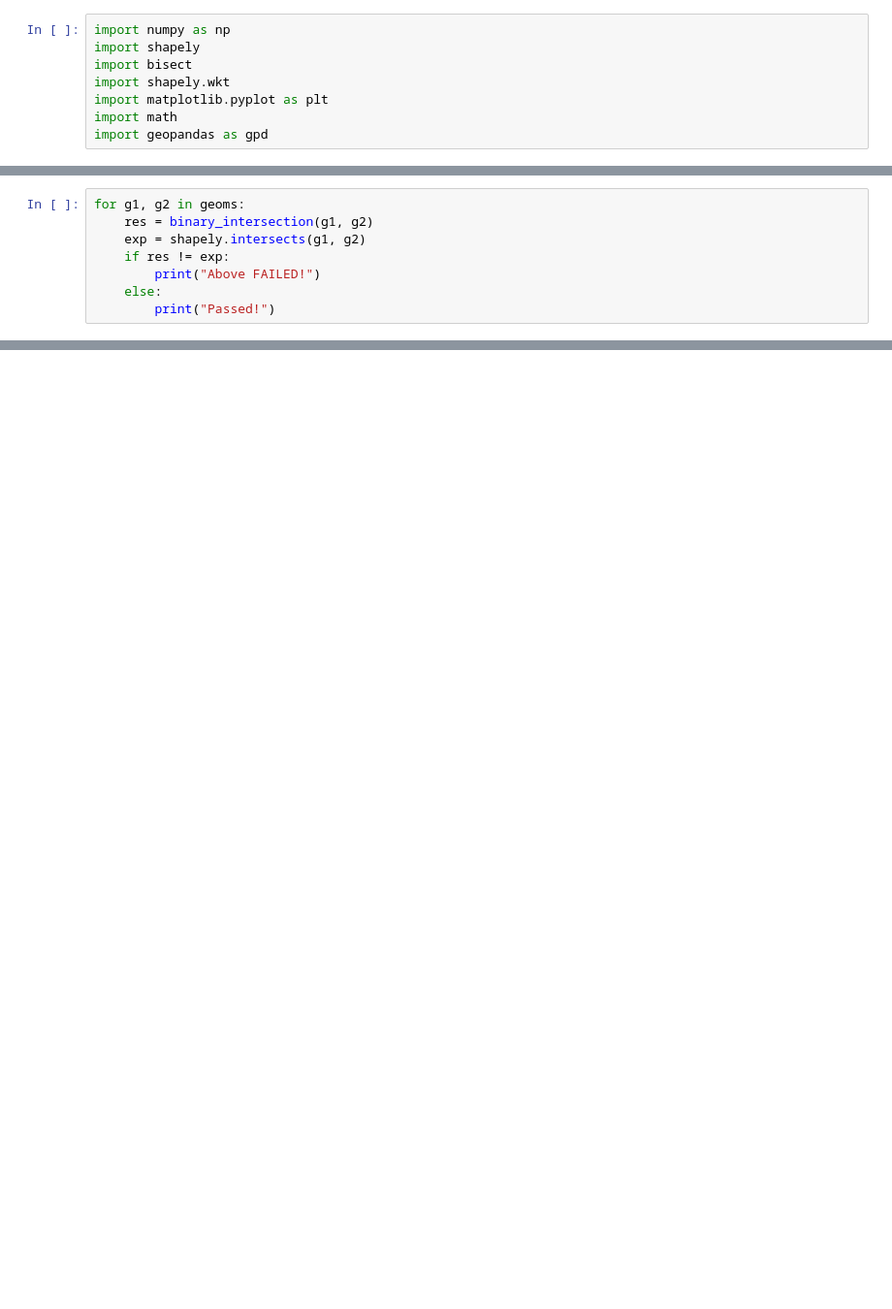
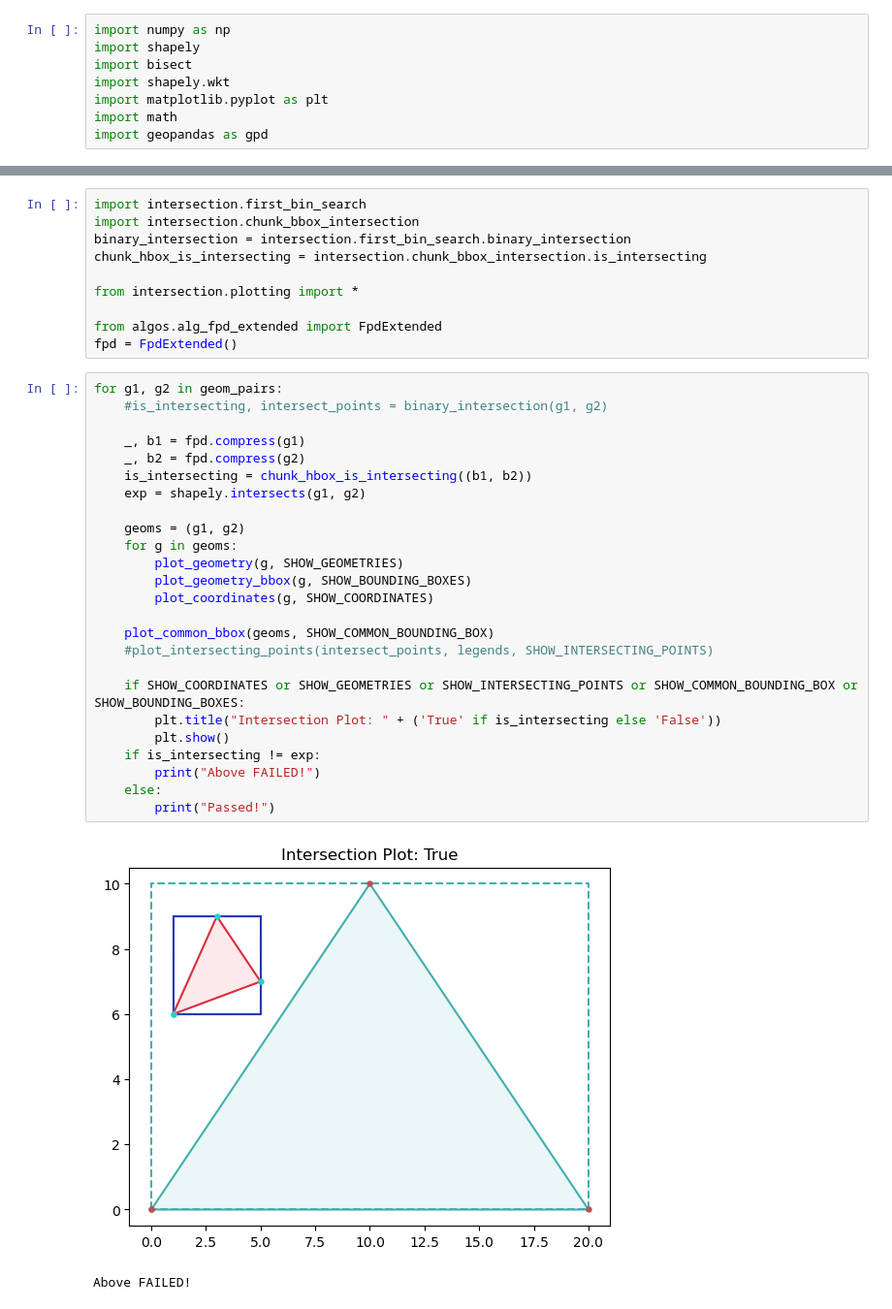
Before and after one commit to SimonErlandsson/Operable-Maps-Compression, a Jupyter notebook: Intersection_Sketching.ipynb, the cells around one changed output, grey strips where cells are left out. Shown at 97% size. Drawn from its saved outputs; the diff is of its cells as text; blank space fills up the shorter version.

Commit message:
Work on new intersection

```diff
--- a/Intersection_Sketching.ipynb
+++ b/Intersection_Sketching.ipynb
@@ -184,8 +31,0 @@ def binary_intersection(geom1, geom2):
-# %%
-for g1, g2 in geoms:
-    res = binary_intersection(g1, g2)
-    exp = shapely.intersects(g1, g2)
-    if res != exp:
-        print("Above FAILED!")
-    else:
-        print("Passed!")
@@ -208,0 +32,38 @@ Passed!
+# %%
+import intersection.first_bin_search
+import intersection.chunk_bbox_intersection
+binary_intersection = intersection.first_bin_search.binary_intersection
+chunk_hbox_is_intersecting = intersection.chunk_bbox_intersection.is_intersecting
+
+from intersection.plotting import *
+
+from algos.alg_fpd_extended import FpdExtended
+fpd = FpdExtended()
+# %%
+for g1, g2 in geom_pairs:
+    #is_intersecting, intersect_points = binary_intersection(g1, g2)
+
+    _, b1 = fpd.compress(g1)
+    _, b2 = fpd.compress(g2)
+    is_intersecting = chunk_hbox_is_intersecting((b1, b2))
+    exp = shapely.intersects(g1, g2)
+
+    geoms = (g1, g2)
+    for g in geoms:
+        plot_geometry(g, SHOW_GEOMETRIES)
+        plot_geometry_bbox(g, SHOW_BOUNDING_BOXES)
+        plot_coordinates(g, SHOW_COORDINATES)
+
+    plot_common_bbox(geoms, SHOW_COMMON_BOUNDING_BOX)
+    #plot_intersecting_points(intersect_points, legends, SHOW_INTERSECTING_POINTS)
+
+    if SHOW_COORDINATES or SHOW_GEOMETRIES or SHOW_INTERSECTING_POINTS or SHOW_COMMON_BOUNDING_BOX or SHOW_BOUNDING_BOXES:
+        plt.title("Intersection Plot: " + ('True' if is_intersecting else 'False'))
+        plt.show()
+    if is_intersecting != exp:
+        print("Above FAILED!")
+    else:
+        print("Passed!")
+# %% [output]
+[figure, added]
+Above FAILED!
```
Also changed, not shown: parts of 6 cells of this notebook, 3 other files.
